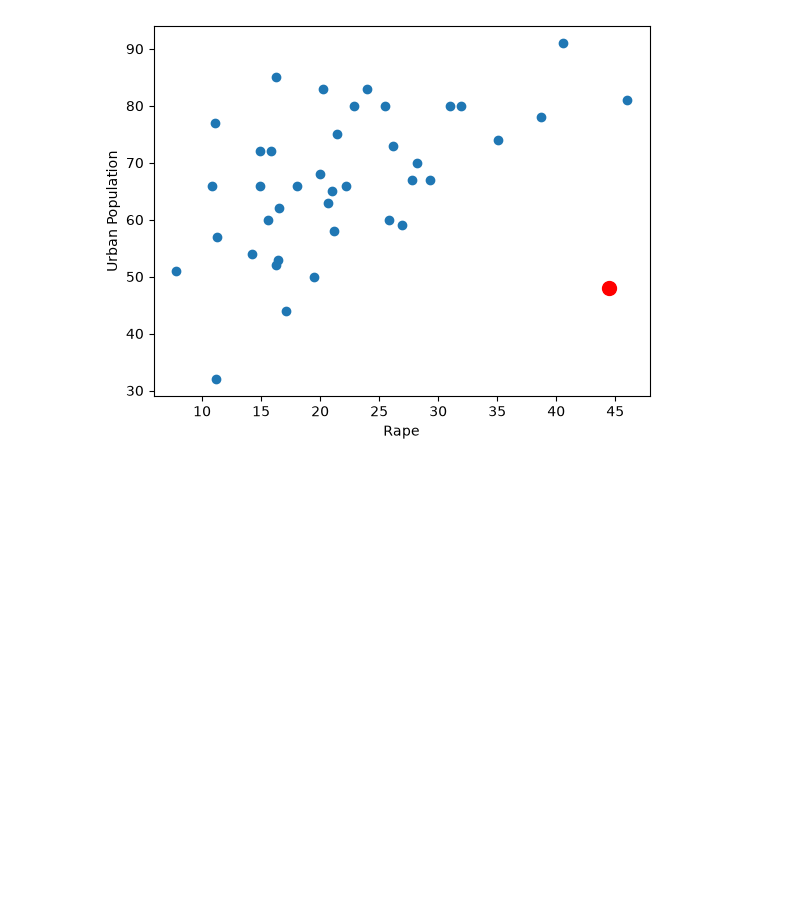
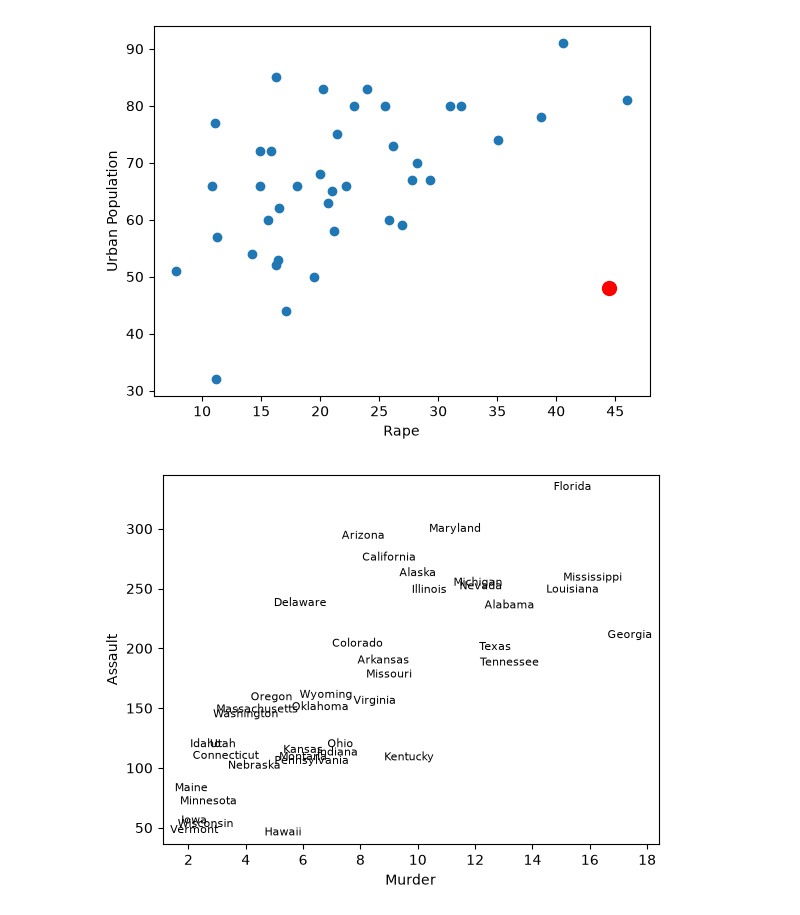
Before and after one commit to miadenning0392/stat-215a, a Jupyter notebook: lab0/code/lab0.ipynb, the cells around one changed output. Saved outputs shown, nothing was run; the diff lists cells and outputs as text; code cells hidden in the pictures; blank space fills up the shorter version.

```diff
--- a/lab0/code/lab0.ipynb
+++ b/lab0/code/lab0.ipynb
@@ -82,3 +80,19 @@ plt.scatter(outlier["Rape"], outlier["UrbanPop"], c="red", s=100)
 # %% [output]
 <matplotlib.collections.PathCollection at 0x...>
 [figure]
+# %%
+##Re-make plots with state names instead of points
+plt.xlabel("Murder")
+plt.ylabel("Assault")
+
+#state names instead of points
+for _, row in arrests.iterrows():
+    plt.annotate(row["State"], (row["Murder"], row["Assault"]), fontsize=8, ha='center', va='center')
+
+#since there's no scatter call to auto-scale axes, set limits manually with some padding
+plt.xlim(arrests["Murder"].min() - 1, arrests["Murder"].max() + 1)
+plt.ylim(arrests["Assault"].min() - 10, arrests["Assault"].max() + 10)
+
+plt.show()
+# %% [output]
+[figure, added]
```
Also changed, not shown: parts of 8 cells of this notebook.
